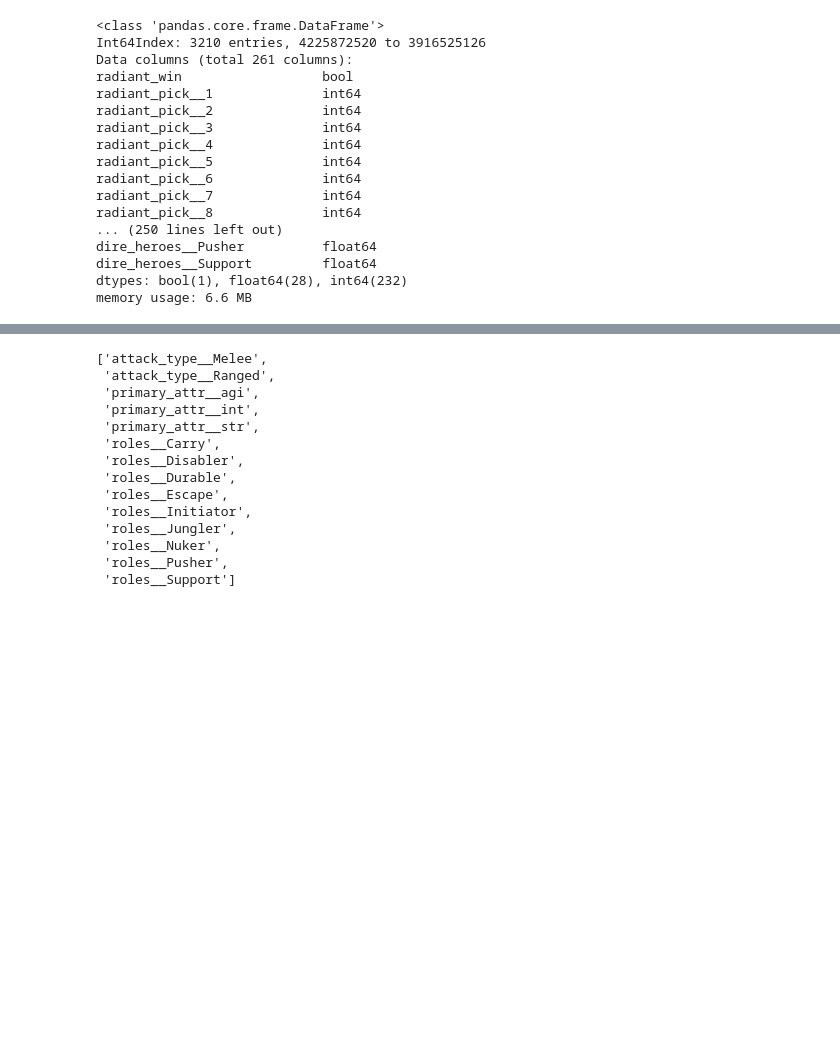
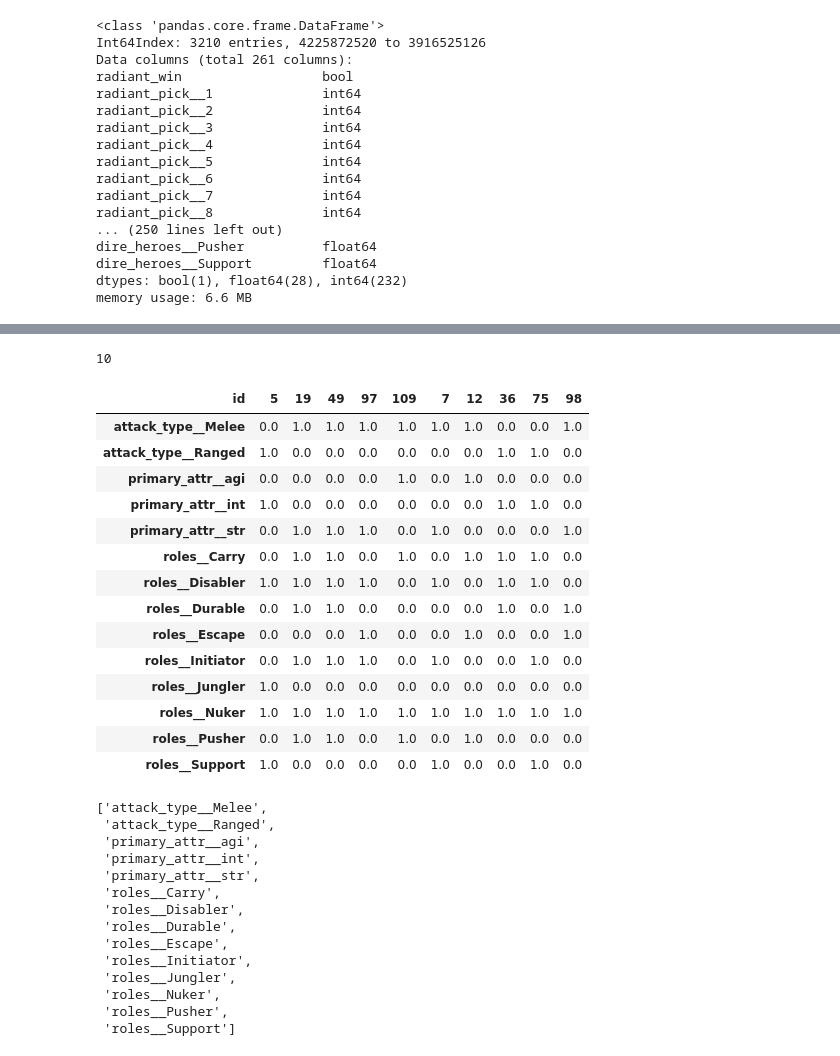
Before and after one commit to CowardlyBattleCat/DotaScience, a Jupyter notebook: DotaScience_EDA.ipynb, the cells around one changed output, grey strips where cells are left out. Drawn from its saved outputs; the diff is of its cells as text; code cells hidden in the pictures; blank space fills up the shorter version.

```diff
--- a/DotaScience_EDA.ipynb
+++ b/DotaScience_EDA.ipynb
@@ -1414,3 +1454,28 @@ memory usage: 6.6 MB
+# %%
+#one_match_hero_ids = [5, 7, 12, 19, 36, 49, 75, 97, 98, 109]
+one_match_hero_ids = [5, 19, 49, 97, 109, 7, 12, 36, 75, 98]
+len(one_match_hero_ids)
+# %% [output]
+10
+# %%
+one_match_heroes = full_hero_data_df.loc[one_match_hero_ids]
+one_match_heroes.drop(columns=['name', 'localized_name']).T
+# %% [output]
+| id | 5 | 19 | 49 | 97 | 109 | 7 | 12 | 36 | 75 | 98 |
+| attack_type__Melee | 0.0 | 1.0 | 1.0 | 1.0 | 1.0 | 1.0 | 1.0 | 0.0 | 0.0 | 1.0 |
+| attack_type__Ranged | 1.0 | 0.0 | 0.0 | 0.0 | 0.0 | 0.0 | 0.0 | 1.0 | 1.0 | 0.0 |
+| primary_attr__agi | 0.0 | 0.0 | 0.0 | 0.0 | 1.0 | 0.0 | 1.0 | 0.0 | 0.0 | 0.0 |
+| primary_attr__int | 1.0 | 0.0 | 0.0 | 0.0 | 0.0 | 0.0 | 0.0 | 1.0 | 1.0 | 0.0 |
+| primary_attr__str | 0.0 | 1.0 | 1.0 | 1.0 | 0.0 | 1.0 | 0.0 | 0.0 | 0.0 | 1.0 |
+| roles__Carry | 0.0 | 1.0 | 1.0 | 0.0 | 1.0 | 0.0 | 1.0 | 1.0 | 1.0 | 0.0 |
+| roles__Disabler | 1.0 | 1.0 | 1.0 | 1.0 | 0.0 | 1.0 | 0.0 | 1.0 | 1.0 | 0.0 |
+| roles__Durable | 0.0 | 1.0 | 1.0 | 0.0 | 0.0 | 0.0 | 0.0 | 1.0 | 0.0 | 1.0 |
+| roles__Escape | 0.0 | 0.0 | 0.0 | 1.0 | 0.0 | 0.0 | 1.0 | 0.0 | 0.0 | 1.0 |
+| roles__Initiator | 0.0 | 1.0 | 1.0 | 1.0 | 0.0 | 1.0 | 0.0 | 0.0 | 1.0 | 0.0 |
+| roles__Jungler | 1.0 | 0.0 | 0.0 | 0.0 | 0.0 | 0.0 | 0.0 | 0.0 | 0.0 | 0.0 |
+| roles__Nuker | 1.0 | 1.0 | 1.0 | 1.0 | 1.0 | 1.0 | 1.0 | 1.0 | 1.0 | 1.0 |
+| roles__Pusher | 0.0 | 1.0 | 1.0 | 0.0 | 1.0 | 0.0 | 1.0 | 0.0 | 0.0 | 0.0 |
+| roles__Support | 1.0 | 0.0 | 0.0 | 0.0 | 0.0 | 1.0 | 0.0 | 0.0 | 1.0 | 0.0 |
 # %%
 category_cols = [col for col in list(full_hero_data_df) if (
     (col[:13] == 'attack_type__') or
```
Also changed, not shown: parts of 10 cells of this notebook.
